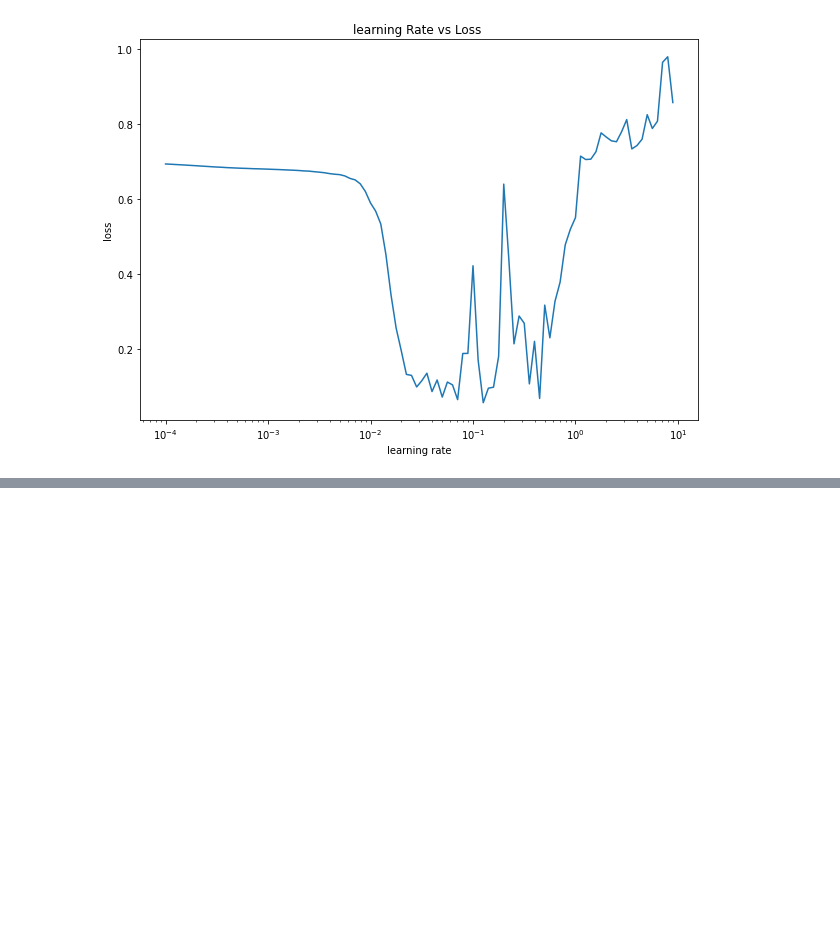
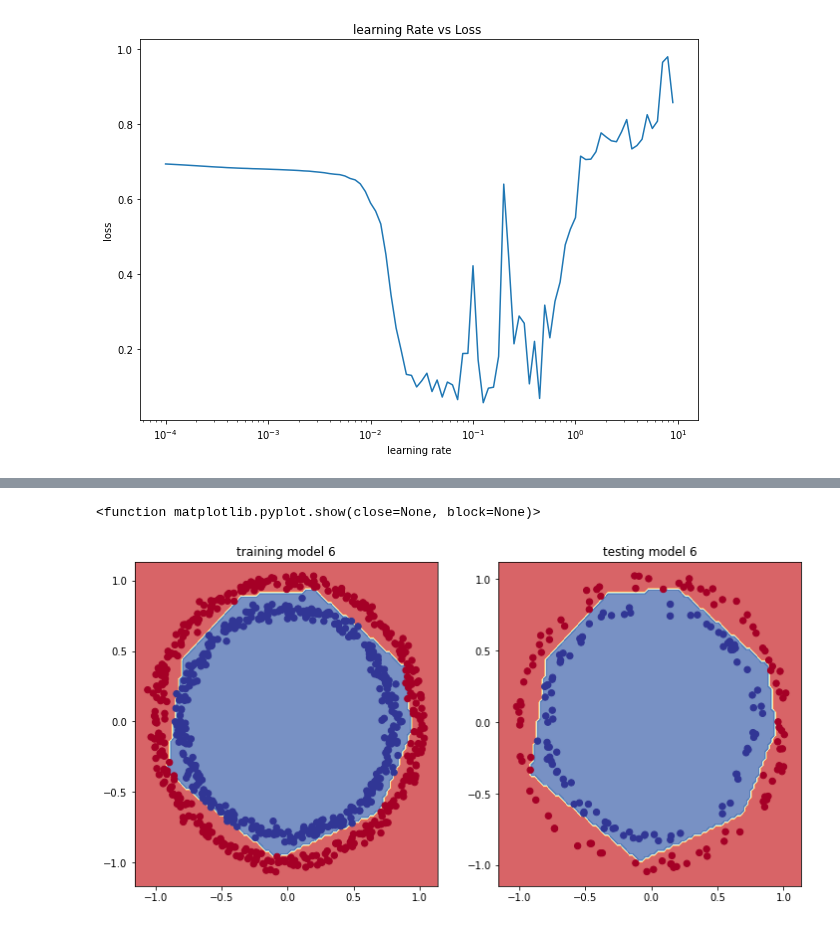
Before and after one commit to Janadhi14/tensorflow-test, a Jupyter notebook: Classification.ipynb, the cells around one changed output, grey strips where cells are left out. Drawn from its saved outputs; the diff is of its cells as text; code cells hidden in the pictures; blank space fills up the shorter version.

```diff
--- a/Classification.ipynb
+++ b/Classification.ipynb
@@ -628,6 +653,6 @@ model_6.compile(loss = "binary_crossentropy", # dependent on the problem type an
                 optimizer = tf.keras.optimizers.Adam(lr = 0.01), # if we increase the relanign rate we will be able to find the patterns faster
                 metrics = ["accuracy"]) # the higher the number the better
 
-with tf.device('/cpu:0'): history = model_6.fit(X_train, y_train, epochs=25)  # lets reduce the number of epochs
+with tf.device('/cpu:0'): history_6 = model_6.fit(X_train, y_train, epochs=25)  # lets reduce the number of epochs
 # %% [output]
 Epoch 1/25
@@ -845,0 +923,11 @@ Epoch 20/20
+# %%
+# now lets visualise the models and plot the decision boundaries of model 6
+plt.figure(figsize = (12,6))
+plt.subplot(1,2,1)
+plt.title("training model 6")
+plot_decision_boundary(model_6, X_train, y_train)
+plt.subplot(1,2,2)
+plt.title("testing model 6")
+plot_decision_boundary(model_6, X_test, y_test)
+plt.show
+# %% [output]
@@ -845,0 +938,2 @@ Epoch 20/20
+<function matplotlib.pyplot.show(close=None, block=None)>
+[figure, added]
```
Also changed, not shown: parts of 21 cells of this notebook.
